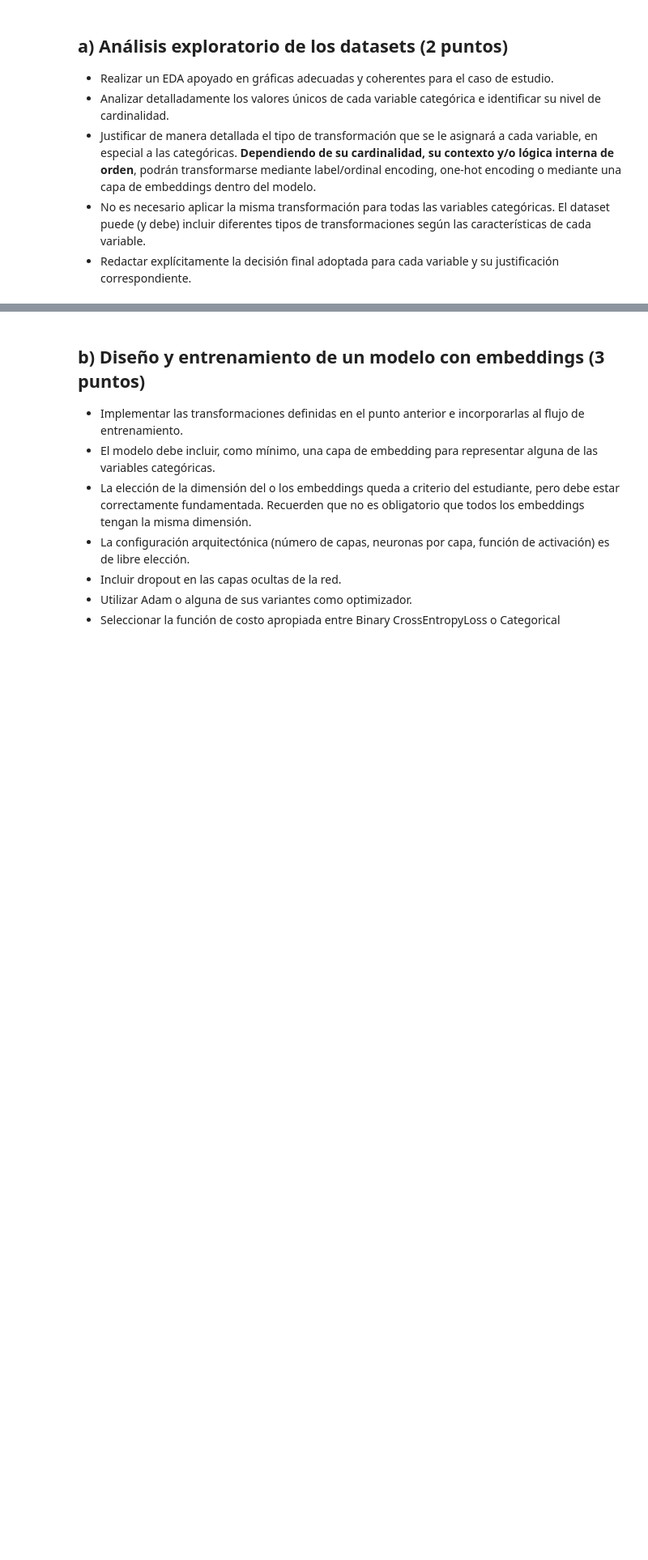
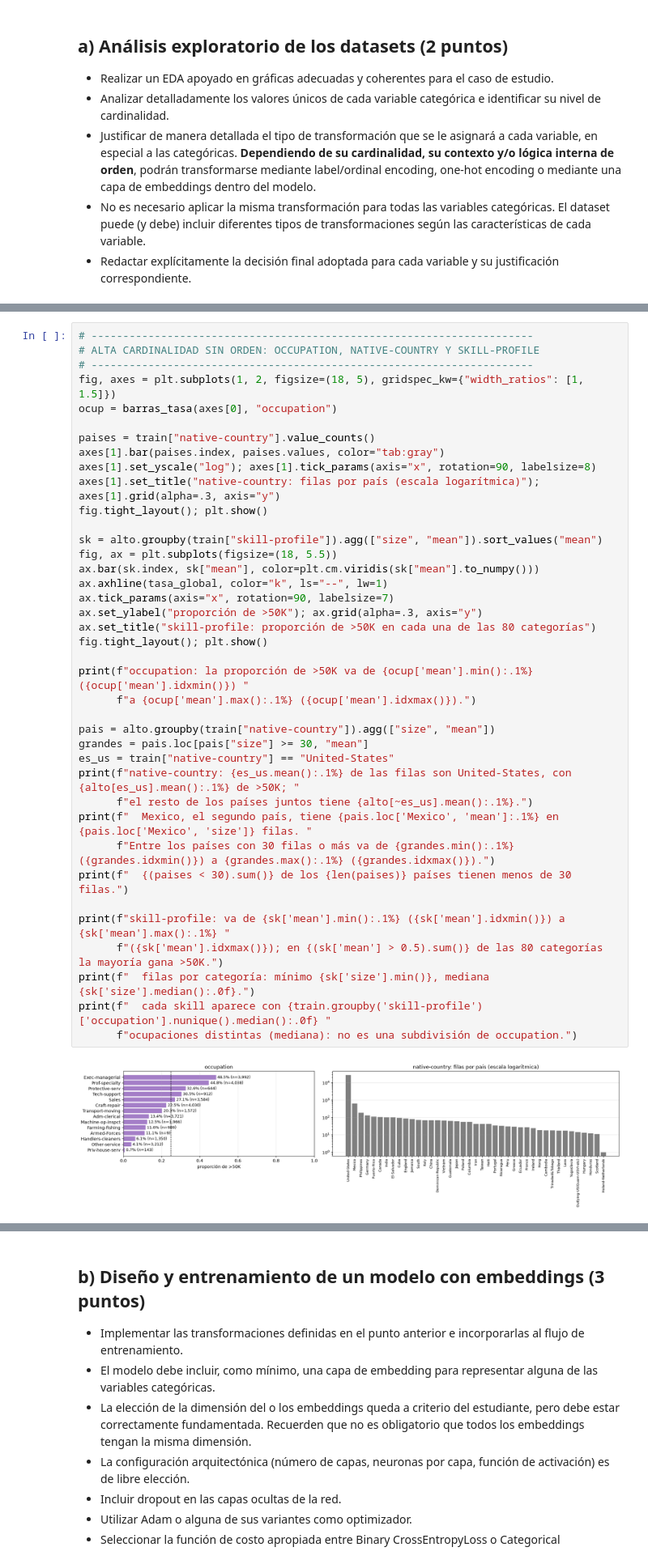
Before and after one commit to rodrigoenzohernandez/CEIA_aprendizaje_profundo_tps, a Jupyter notebook: TPS/TP2/hernandez-rodrigo-TP2-Co26.ipynb, the cells around one changed output, grey strips where cells are left out. Shown at 81% size. Saved outputs shown, nothing was run; the diff lists cells and outputs as text; blank space fills up the shorter version.

```diff
--- a/TPS/TP2/hernandez-rodrigo-TP2-Co26.ipynb
+++ b/TPS/TP2/hernandez-rodrigo-TP2-Co26.ipynb
@@ -77,0 +325,41 @@ Está compuesto por los siguientes features:
+# %%
+# ----------------------------------------------------------------------
+# ALTA CARDINALIDAD SIN ORDEN: OCCUPATION, NATIVE-COUNTRY Y SKILL-PROFILE
+# ----------------------------------------------------------------------
+fig, axes = plt.subplots(1, 2, figsize=(18, 5), gridspec_kw={"width_ratios": [1, 1.5]})
+ocup = barras_tasa(axes[0], "occupation")
+
+paises = train["native-country"].value_counts()
+axes[1].bar(paises.index, paises.values, color="tab:gray")
+axes[1].set_yscale("log"); axes[1].tick_params(axis="x", rotation=90, labelsize=8)
+axes[1].set_title("native-country: filas por país (escala logarítmica)"); axes[1].grid(alpha=.3, axis="y")
+fig.tight_layout(); plt.show()
+
+sk = alto.groupby(train["skill-profile"]).agg(["size", "mean"]).sort_values("mean")
+fig, ax = plt.subplots(figsize=(18, 5.5))
+ax.bar(sk.index, sk["mean"], color=plt.cm.viridis(sk["mean"].to_numpy()))
+ax.axhline(tasa_global, color="k", ls="--", lw=1)
+ax.tick_params(axis="x", rotation=90, labelsize=7)
+ax.set_ylabel("proporción de >50K"); ax.grid(alpha=.3, axis="y")
+ax.set_title("skill-profile: proporción de >50K en cada una de las 80 categorías")
+fig.tight_layout(); plt.show()
+
+print(f"occupation: la proporción de >50K va de {ocup['mean'].min():.1%} ({ocup['mean'].idxmin()}) "
+      f"a {ocup['mean'].max():.1%} ({ocup['mean'].idxmax()}).")
+
+pais = alto.groupby(train["native-country"]).agg(["size", "mean"])
+grandes = pais.loc[pais["size"] >= 30, "mean"]
+es_us = train["native-country"] == "United-States"
+print(f"native-country: {es_us.mean():.1%} de las filas son United-States, con {alto[es_us].mean():.1%} de >50K; "
+      f"el resto de los países juntos tiene {alto[~es_us].mean():.1%}.")
+print(f"  Mexico, el segundo país, tiene {pais.loc['Mexico', 'mean']:.1%} en {pais.loc['Mexico', 'size']} filas. "
+      f"Entre los países con 30 filas o más va de {grandes.min():.1%} ({grandes.idxmin()}) a {grandes.max():.1%} ({grandes.idxmax()}).")
+print(f"  {(paises < 30).sum()} de los {len(paises)} países tienen menos de 30 filas.")
+
+print(f"skill-profile: va de {sk['mean'].min():.1%} ({sk['mean'].idxmin()}) a {sk['mean'].max():.1%} "
+      f"({sk['mean'].idxmax()}); en {(sk['mean'] > 0.5).sum()} de las 80 categorías la mayoría gana >50K.")
+print(f"  filas por categoría: mínimo {sk['size'].min()}, mediana {sk['size'].median():.0f}.")
+print(f"  cada skill aparece con {train.groupby('skill-profile')['occupation'].nunique().median():.0f} "
+      f"ocupaciones distintas (mediana): no es una subdivisión de occupation.")
+# %% [output]
+[figure, added]
```
Also changed, not shown: parts of 34 cells of this notebook.
